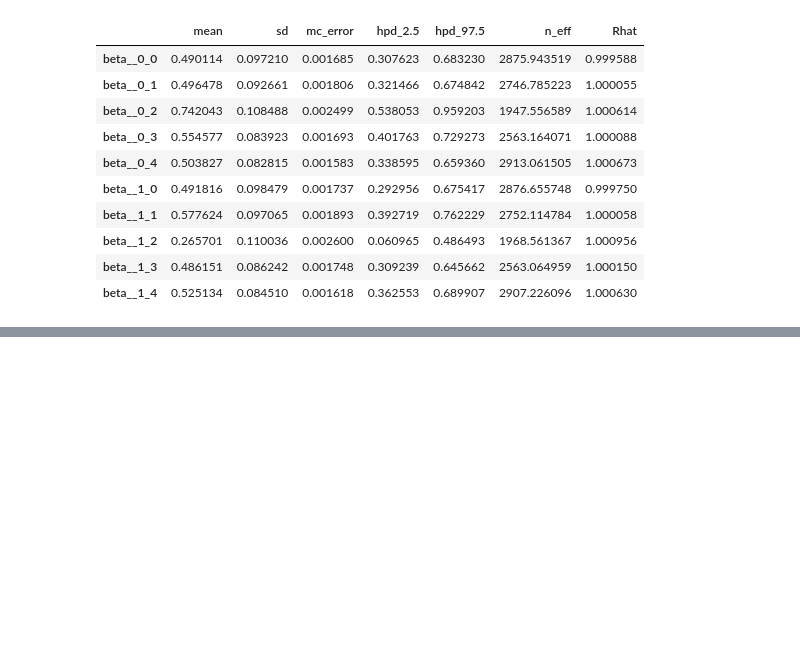
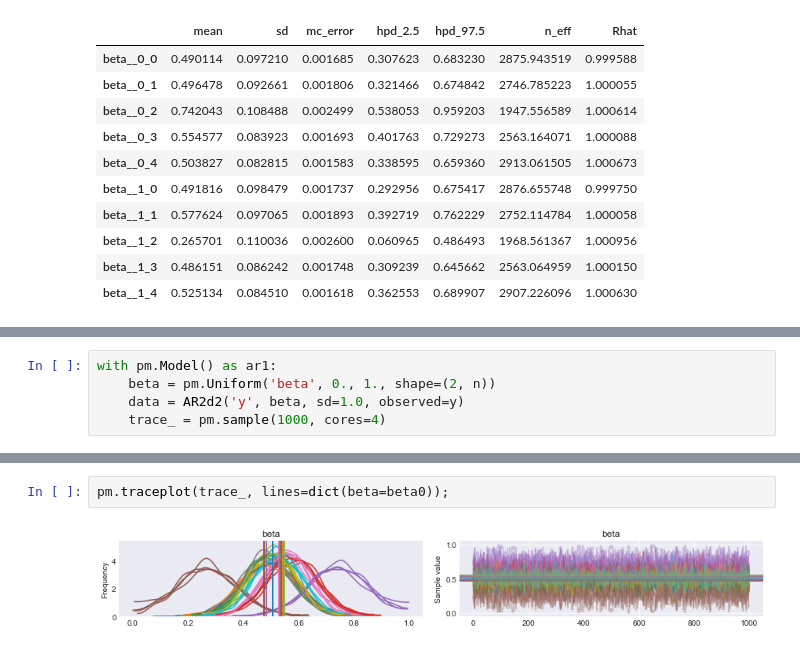
Before and after one commit to junpenglao/Planet_Sakaar_Data_Science, a Jupyter notebook: PyMC3QnA/discourse_1449.ipynb, the cells around one changed output, grey strips where cells are left out. Drawn from its saved outputs; the diff is of its cells as text; blank space fills up the shorter version.

```diff
--- a/PyMC3QnA/discourse_1449.ipynb
+++ b/PyMC3QnA/discourse_1449.ipynb
@@ -154,0 +227,5 @@ pm.summary(trace2)
+# %%
+with pm.Model() as ar1:
+    beta = pm.Uniform('beta', 0., 1., shape=(2, n))
+    data = AR2d2('y', beta, sd=1.0, observed=y)
+    trace_ = pm.sample(1000, cores=4)
@@ -154,0 +239,4 @@ pm.summary(trace2)
+# %%
+pm.traceplot(trace_, lines=dict(beta=beta0));
+# %% [output]
+[figure, added]
```
Also changed, not shown: parts of 3 cells of this notebook.
